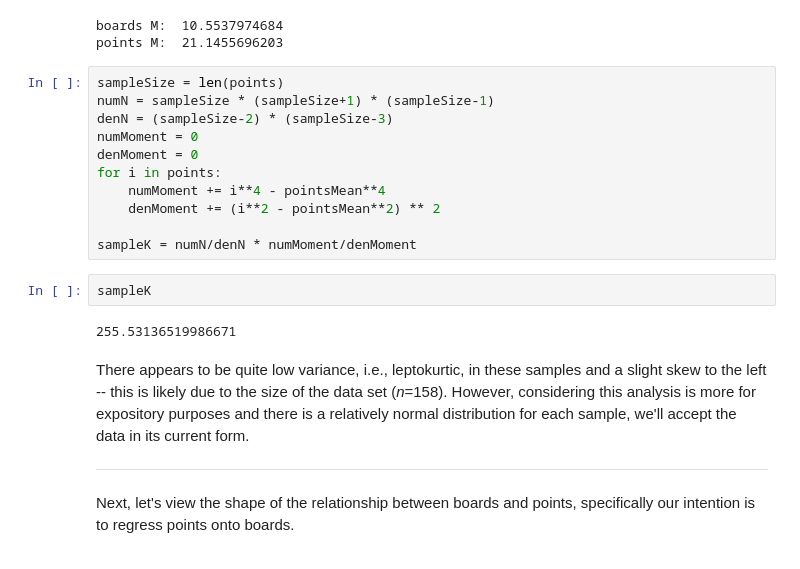
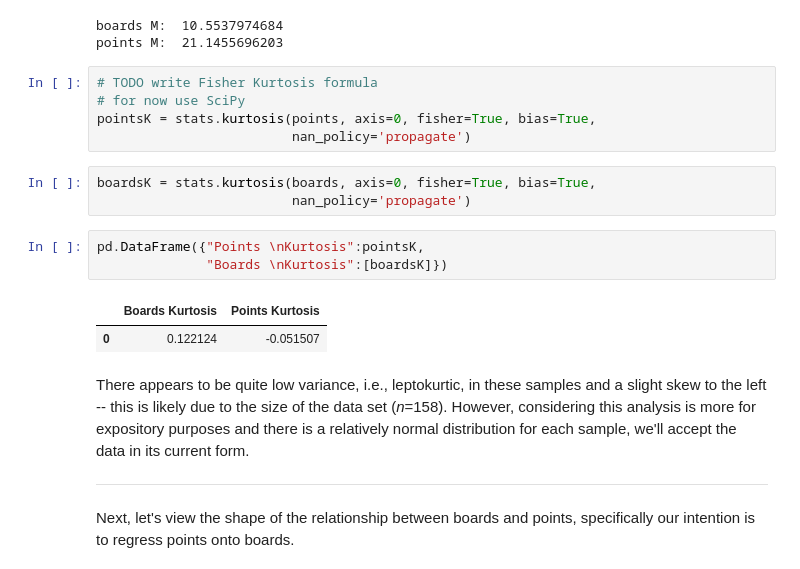
Before and after one commit to dacrands/BasketballRegression, a Jupyter notebook: BasketballIRegressionAnalysis.ipynb, the cells around one changed output. Cells and saved outputs as stored; diff of their text form.

```diff
--- a/BasketballIRegressionAnalysis.ipynb
+++ b/BasketballIRegressionAnalysis.ipynb
@@ -125,21 +126,20 @@ print("points M: ",pointsMean)
 # %% [output]
 boards M:  10.5537974684
 points M:  21.1455696203
-# %%
-sampleSize = len(points)
-numN = sampleSize * (sampleSize+1) * (sampleSize-1)
-denN = (sampleSize-2) * (sampleSize-3)
-numMoment = 0
-denMoment = 0
-for i in points:
-    numMoment += i**4 - pointsMean**4
-    denMoment += (i**2 - pointsMean**2) ** 2
-
-sampleK = numN/denN * numMoment/denMoment
-# %%
-sampleK
-# %% [output]
-255.53136519986671
+# %%
+# TODO write Fisher Kurtosis formula
+# for now use SciPy
+pointsK = stats.kurtosis(points, axis=0, fisher=True, bias=True,
+                         nan_policy='propagate')
+# %%
+boardsK = stats.kurtosis(boards, axis=0, fisher=True, bias=True,
+                         nan_policy='propagate')
+# %%
+pd.DataFrame({"Points \nKurtosis":pointsK,
+              "Boards \nKurtosis":[boardsK]})
+# %% [output]
+|  | Boards Kurtosis | Points Kurtosis |
+| 0 | 0.122124 | -0.051507 |
 # %% [markdown]
 There appears to be quite low variance, i.e., leptokurtic, in these samples and a slight skew to the left -- this is likely due to the size of the data set (*n*=158). However, considering this analysis is more for expository purposes and there is a relatively normal distribution for each sample, we'll accept the data in its current form.
 <hr>
```
Also changed, not shown: parts of 19 cells of this notebook.
